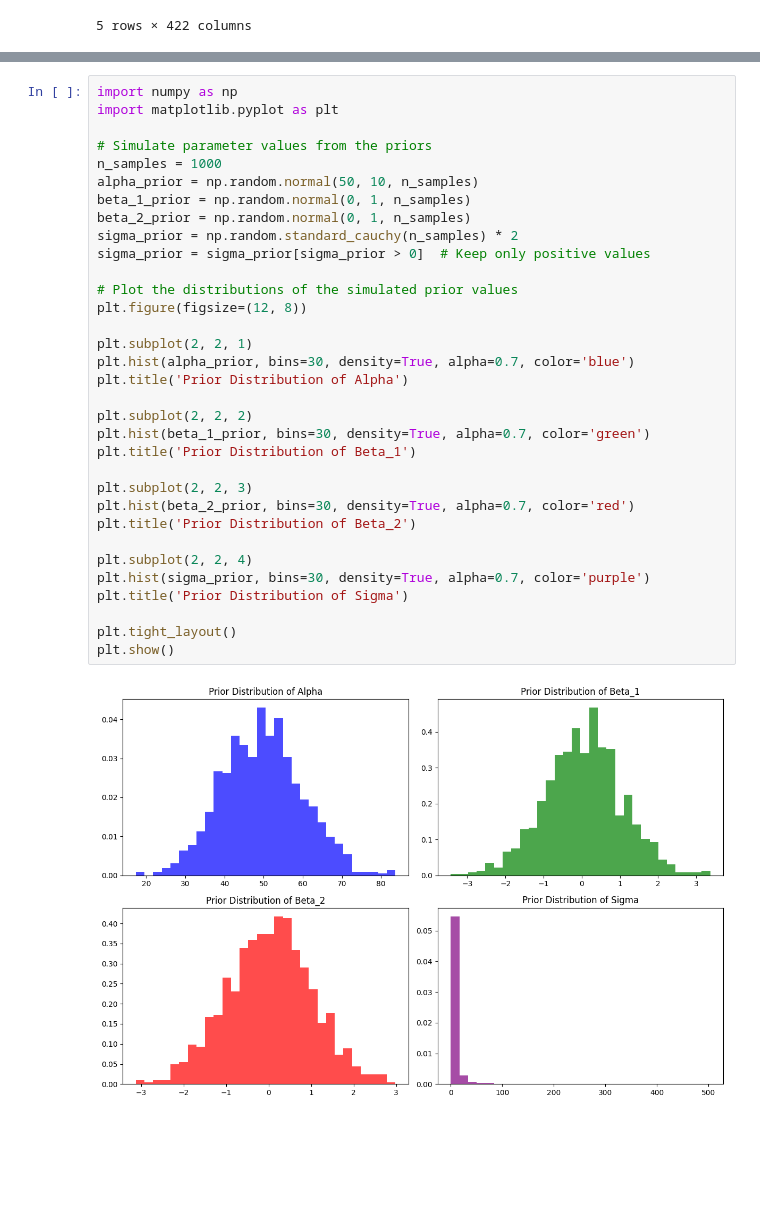
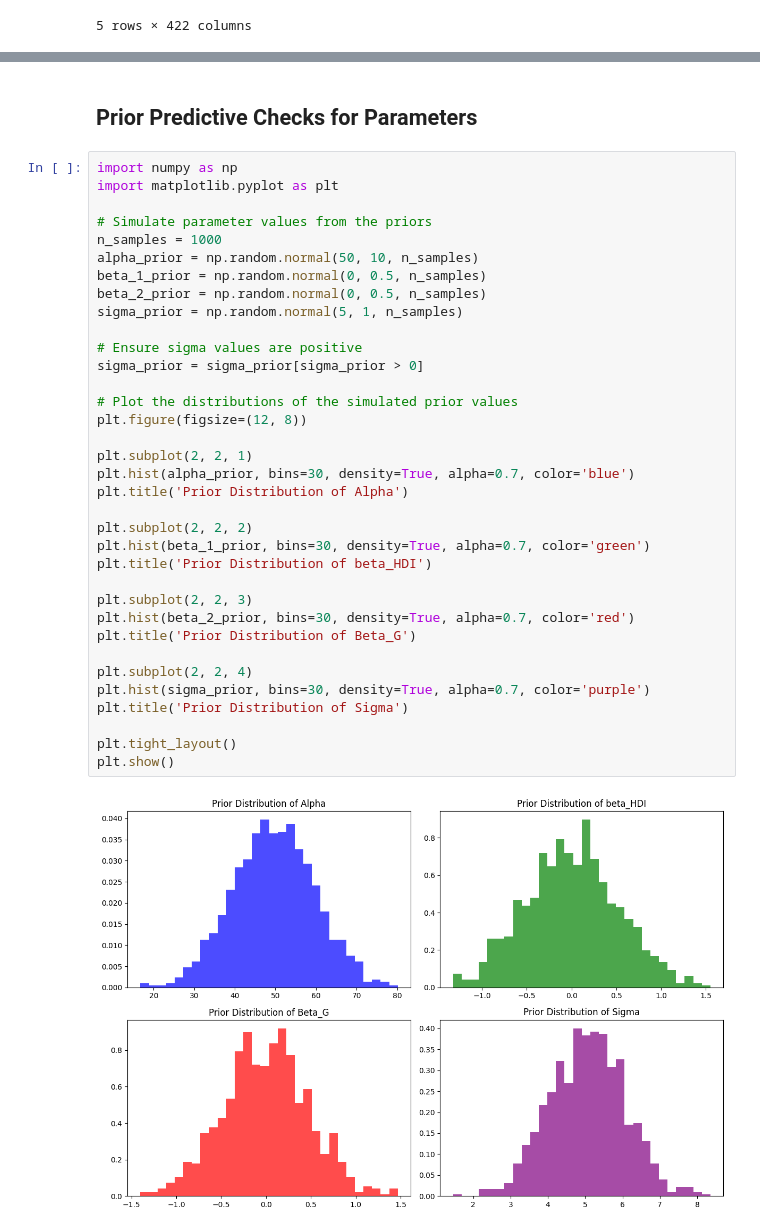
Before and after one commit to SzczypekJ/Predicting-USA-presidential-elections, a Jupyter notebook: first_model.ipynb, the cells around one changed output, grey strips where cells are left out. Drawn from its saved outputs; the diff is of its cells as text; blank space fills up the shorter version.

```diff
--- a/first_model.ipynb
+++ b/first_model.ipynb
@@ -222,35 +228,39 @@ Chain [1]
+# %% [markdown]
+## Prior Predictive Checks for Parameters
 # %%
 import numpy as np
 import matplotlib.pyplot as plt
 
 # Simulate parameter values from the priors
 n_samples = 1000
 alpha_prior = np.random.normal(50, 10, n_samples)
-beta_1_prior = np.random.normal(0, 1, n_samples)
-beta_2_prior = np.random.normal(0, 1, n_samples)
-sigma_prior = np.random.standard_cauchy(n_samples) * 2
-sigma_prior = sigma_prior[sigma_prior > 0]  # Keep only positive values
+beta_1_prior = np.random.normal(0, 0.5, n_samples)
+beta_2_prior = np.random.normal(0, 0.5, n_samples)
+sigma_prior = np.random.normal(5, 1, n_samples)
+
+# Ensure sigma values are positive
+sigma_prior = sigma_prior[sigma_prior > 0]
 
 # Plot the distributions of the simulated prior values
 plt.figure(figsize=(12, 8))
 
 plt.subplot(2, 2, 1)
 plt.hist(alpha_prior, bins=30, density=True, alpha=0.7, color='blue')
 plt.title('Prior Distribution of Alpha')
 
 plt.subplot(2, 2, 2)
 plt.hist(beta_1_prior, bins=30, density=True, alpha=0.7, color='green')
-plt.title('Prior Distribution of Beta_1')
+plt.title('Prior Distribution of beta_HDI')
 
 plt.subplot(2, 2, 3)
 plt.hist(beta_2_prior, bins=30, density=True, alpha=0.7, color='red')
-plt.title('Prior Distribution of Beta_2')
+plt.title('Prior Distribution of Beta_G')
 
 plt.subplot(2, 2, 4)
 plt.hist(sigma_prior, bins=30, density=True, alpha=0.7, color='purple')
 plt.title('Prior Distribution of Sigma')
 
 plt.tight_layout()
 plt.show()
 # %% [output]
-[figure, old version]
+[figure, new version]
```
Also changed, not shown: parts of 26 cells of this notebook, 8 other files.
